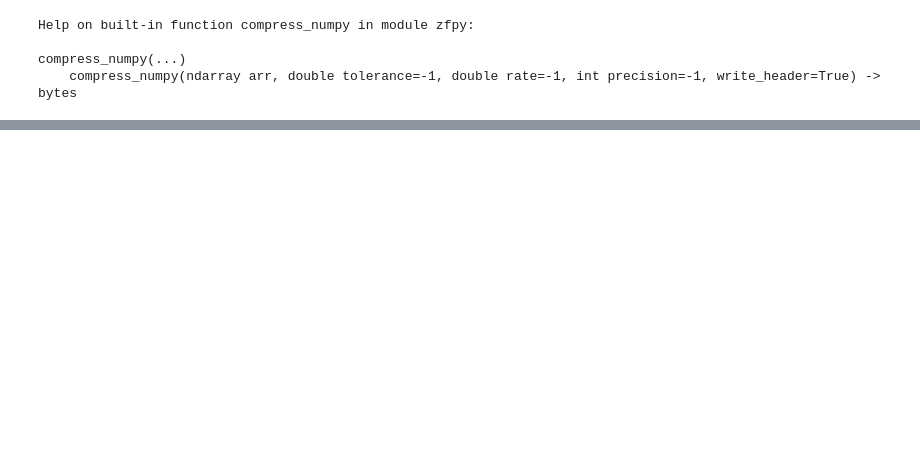
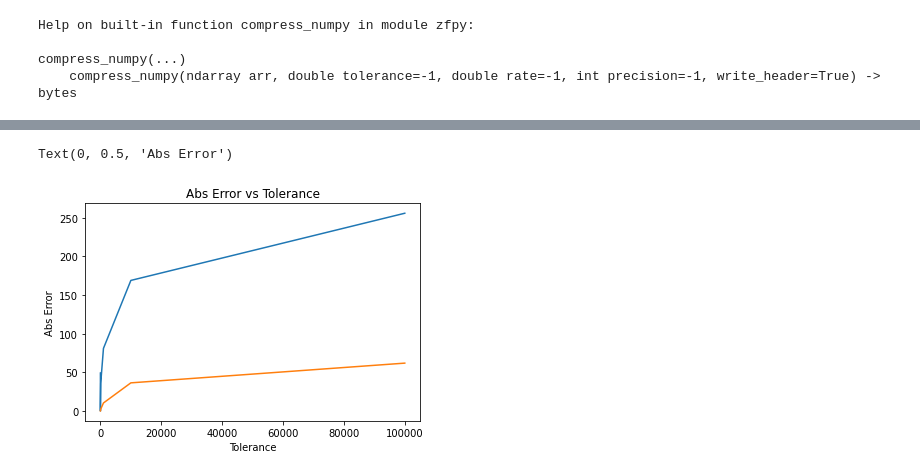
Before and after one commit to SilkeDH/lossy-ml, a Jupyter notebook: notebooks/ZFP_FPZIP_Usage.ipynb, the cells around one changed output, grey strips where cells are left out. Cells and saved outputs as stored; diff of their text form; code cells hidden in the pictures; blank space fills up the shorter version.

```diff
--- a/notebooks/ZFP_FPZIP_Usage.ipynb
+++ b/notebooks/ZFP_FPZIP_Usage.ipynb
@@ -112,0 +151,10 @@ print("# Bytes decompressed data:", decompressed_array.nbytes)
+# %%
+cal = np.power(np.floor(np.log2(val)), 2)
+plt.plot(val, cal )
+plt.plot(val, error )
+plt.title('Abs Error vs Tolerance')
+plt.xlabel('Tolerance')
+plt.ylabel('Abs Error')
+# %% [output]
+Text(0, 0.5, 'Abs Error')
+[figure, added]
```
Also changed, not shown: parts of 13 cells of this notebook, 8 other files.
